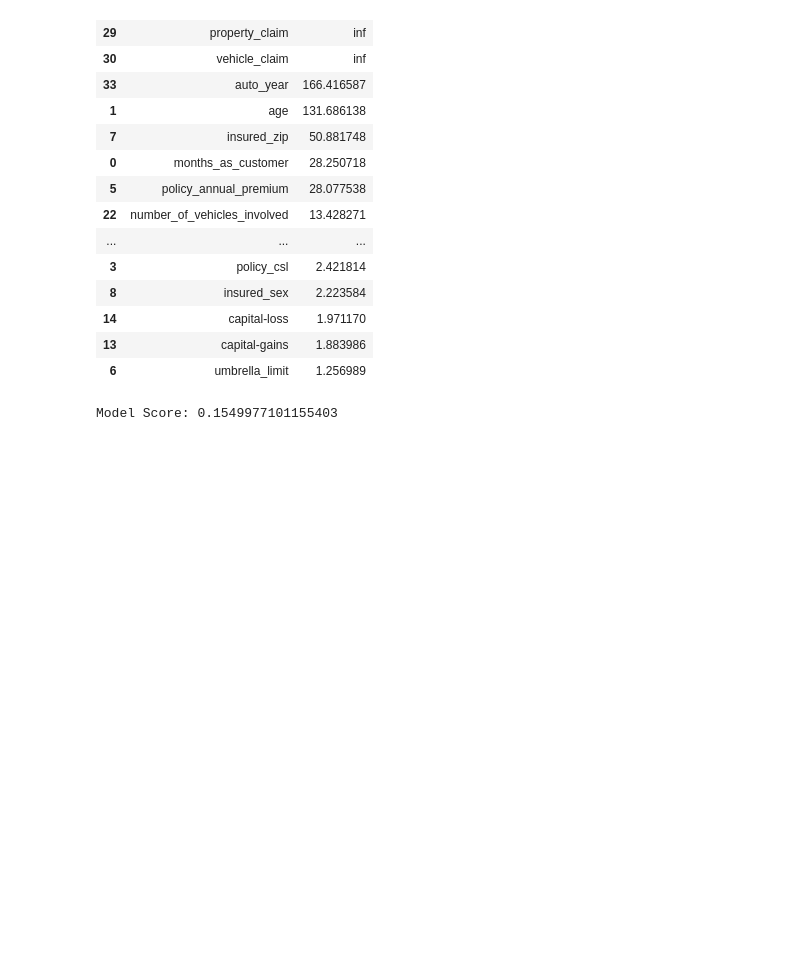
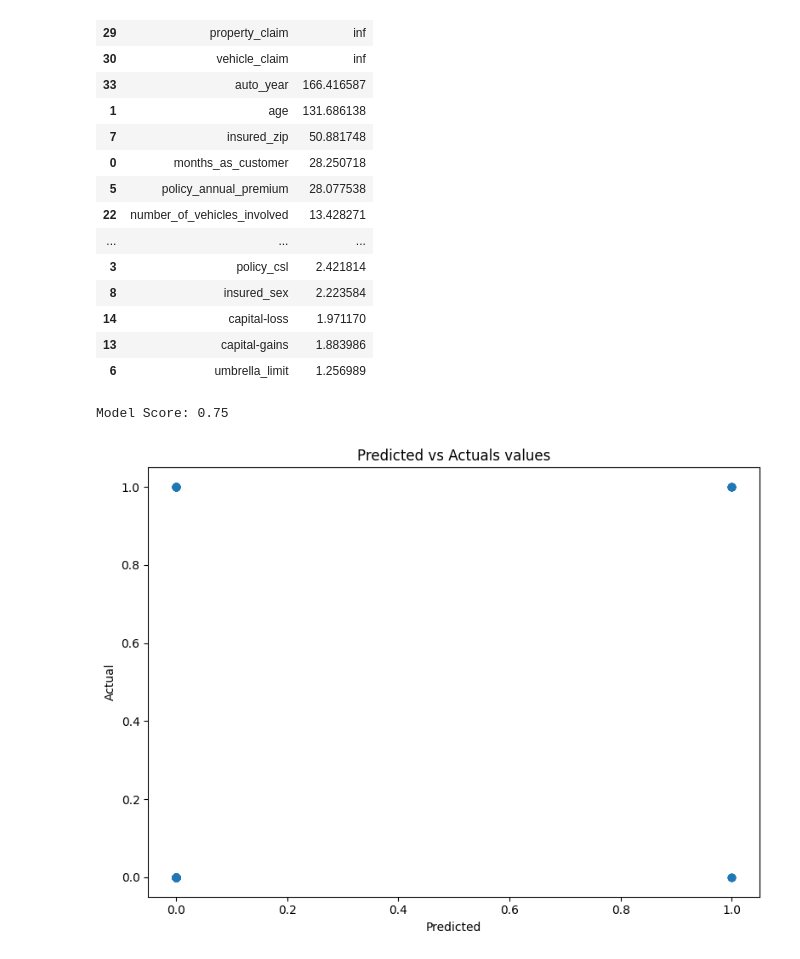
Before and after one commit to jtvon/799S-Data-Science-Capstone, a Jupyter notebook: Week-1-jupyter-notebook.ipynb, the cells around one changed output. Cells and saved outputs as stored; diff of their text form; code cells hidden in the pictures; blank space fills up the shorter version.

Commit message:
Adding Regression to Week 1

```diff
--- a/Week-1-jupyter-notebook.ipynb
+++ b/Week-1-jupyter-notebook.ipynb
@@ -182,7 +182,7 @@ X_ins_train_scaled = scaler_ins.fit_transform(X_ins_train)
 X_ins_test_scaled = scaler_ins.fit_transform(X_ins_test)
 # %%
 # Create the logistic regression model
-lm_ins = LinearRegression().fit(X_ins_train_scaled, y_ins_train)
+lm_ins = LogisticRegression().fit(X_ins_train_scaled, y_ins_train)
 
 # Make predictions
 y_ins_pred = lm_ins.predict(X_ins_test_scaled)
@@ -193,4 +193,15 @@ score_ins = lm_ins.score(X_ins_test_scaled, y_ins_test)
 # Display the results
 print(f"Model Score: {score_ins}")
 # %% [output]
-Model Score: 0.1549977101155403
+Model Score: 0.75
+# %%
+# Plot the results of the insurance claims dataset
+plt.figure(figsize=(8,6))
+plt.scatter(y_ins_pred, y_ins_test, alpha=.5)
+plt.title("Predicted vs Actuals values")
+plt.xlabel("Predicted")
+plt.ylabel("Actual")
+plt.tight_layout()
+plt.show()
+# %% [output]
+[figure, added]
```
Also changed, not shown: parts of 11 cells of this notebook.
